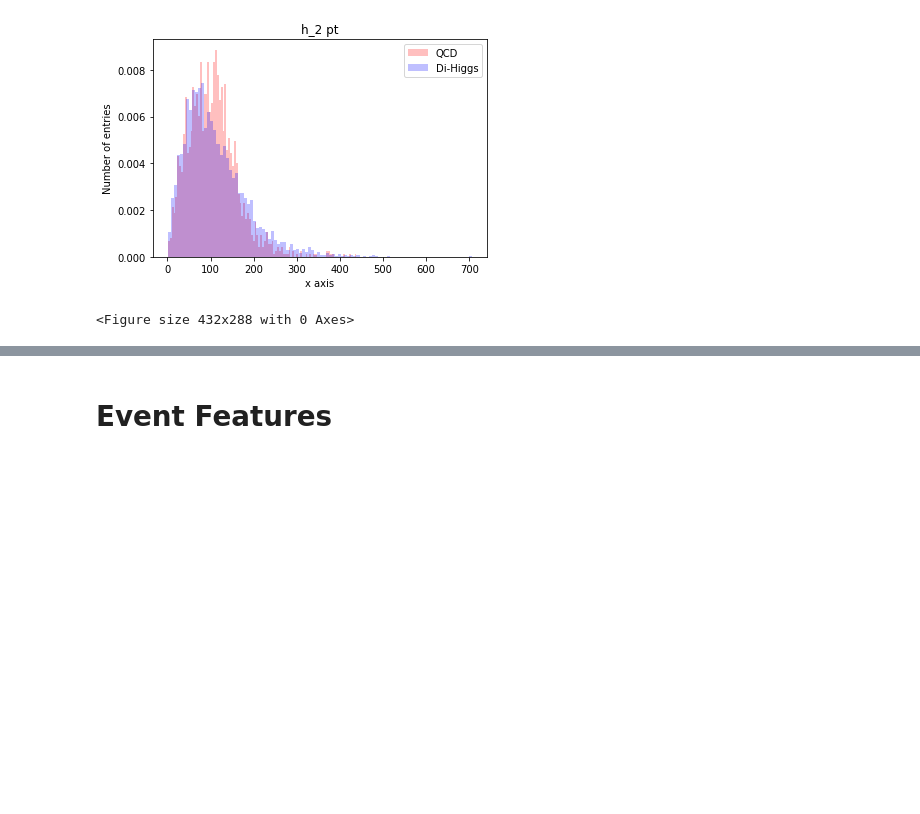
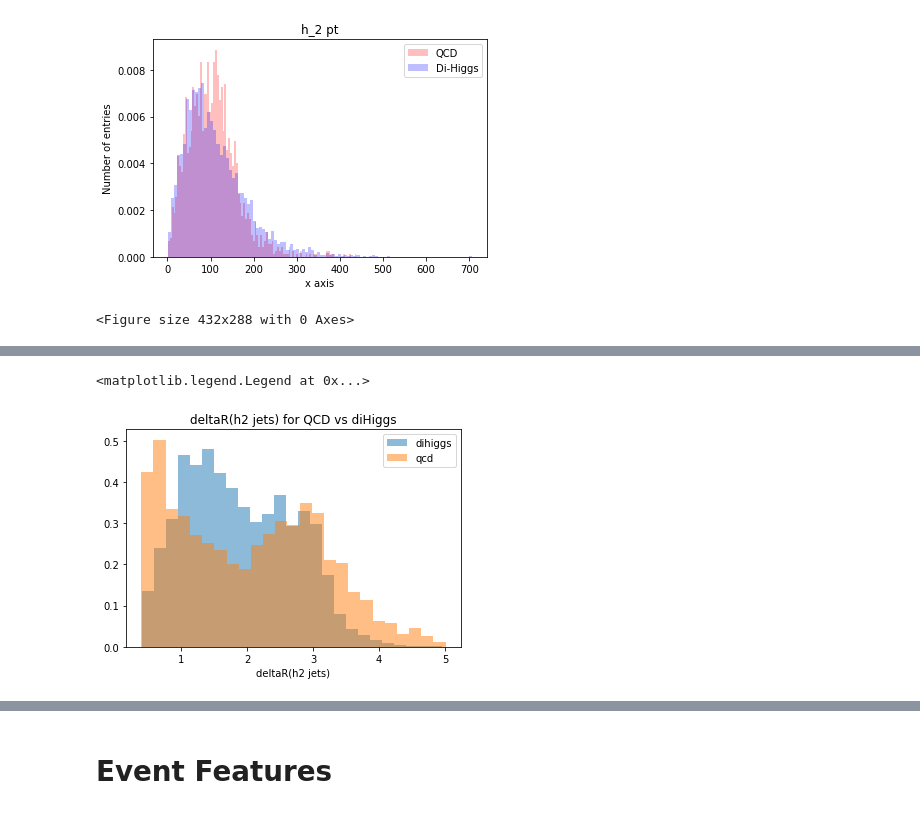
Before and after one commit to neu-physics/dihiggsMLProject, a Jupyter notebook: higgsReconstruction/EventPlotting/plotting.ipynb, the cells around one changed output, grey strips where cells are left out. Saved outputs shown, nothing was run; the diff lists cells and outputs as text; code cells hidden in the pictures; blank space fills up the shorter version.

```diff
--- a/higgsReconstruction/EventPlotting/plotting.ipynb
+++ b/higgsReconstruction/EventPlotting/plotting.ipynb
@@ -271,0 +290,10 @@ AttributeError: 'DataFrame' object has no attribute 'deltaR'
+# %%
+# deltaR(h2 jets)
+plt.hist(hh['deltaR(h2 jets)'], label="dihiggs", alpha=0.5, density=1, bins=25)
+plt.hist(qcd['deltaR(h2 jets)'], label="qcd", alpha=0.5, density=1, bins=25)
+plt.title("deltaR(h2 jets) for QCD vs diHiggs")
+plt.xlabel("deltaR(h2 jets)")
+plt.legend()
+# %% [output]
+<matplotlib.legend.Legend at 0x...>
+[figure, added]
```
Also changed, not shown: parts of 7 cells of this notebook.
